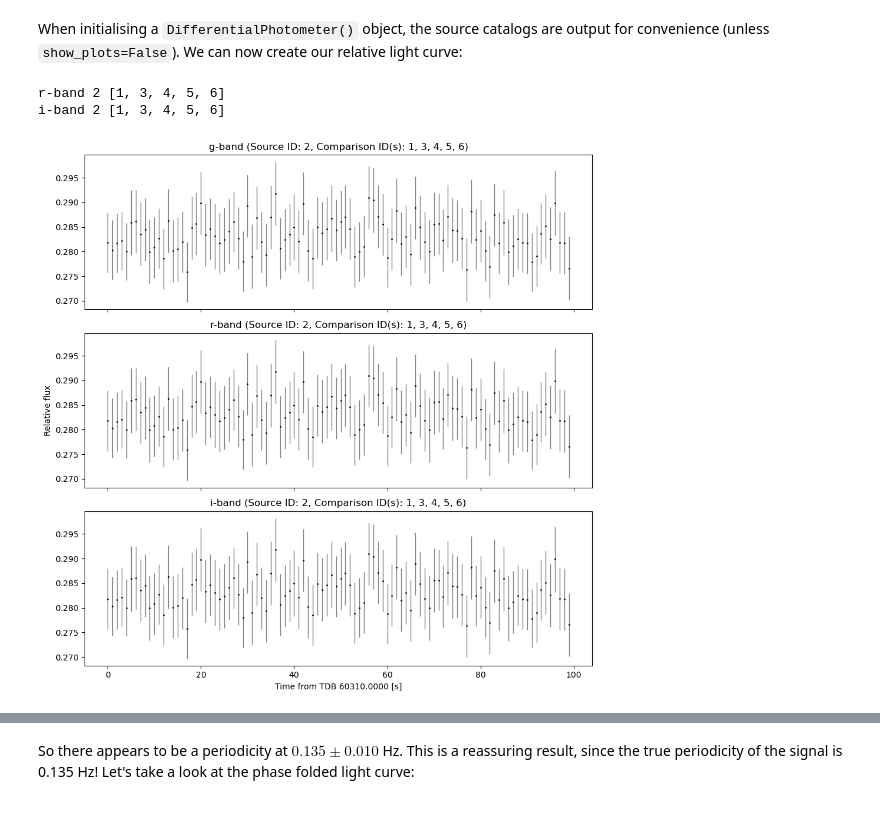
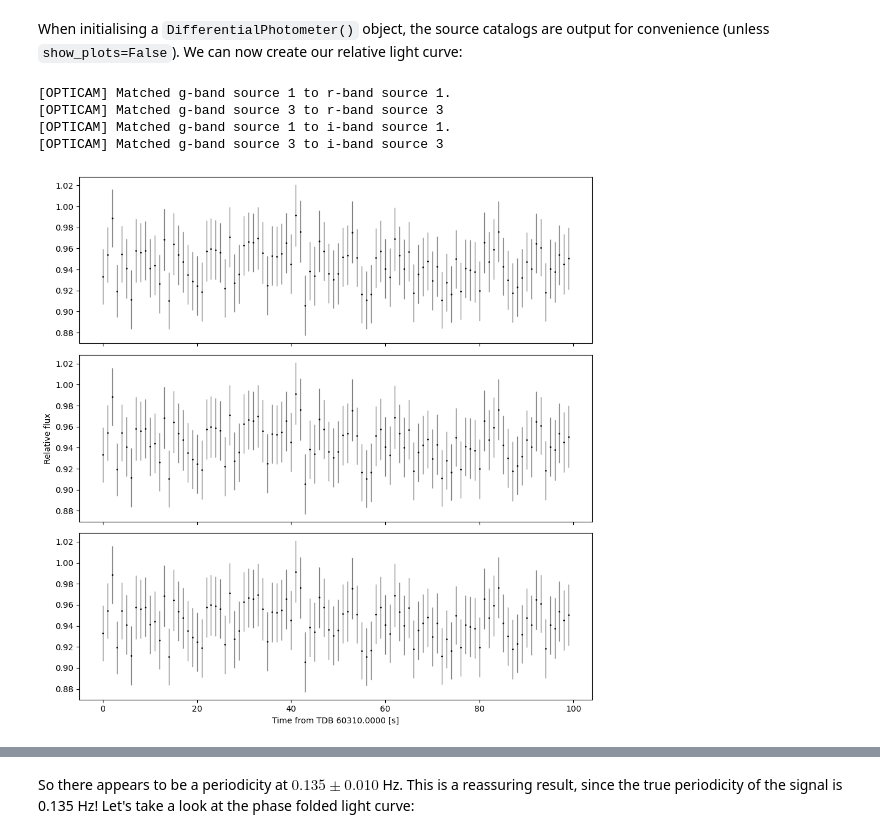
Before and after one commit to zairving/opticam, a Jupyter notebook: docs/tutorials/basic_usage.ipynb, the cells around one changed output, grey strips where cells are left out. Saved outputs shown, nothing was run; the diff lists cells and outputs as text; code cells hidden in the pictures.

```diff
--- a/docs/tutorials/basic_usage.ipynb
+++ b/docs/tutorials/basic_usage.ipynb
@@ -134,7 +147,5 @@ Let's now produce a relative light curve for source 2 using the 'forced_simple_a
 # %%
-from opticam_new import DifferentialPhotometer
-
-diff_phot = DifferentialPhotometer(
+diff_phot = opticam_new.DifferentialPhotometer(
     out_directory='basic_usage_tutorial/reduced',  # same as the catalogue's out_directory
     show_plots=True,  # show plots (useful for diagnosis and debugging)
     )
@@ -144,20 +155,22 @@ diff_phot = DifferentialPhotometer(
 # %% [markdown]
 When initialising a `DifferentialPhotometer()` object, the source catalogs are output for convenience (unless `show_plots=False`). We can now create our relative light curve:
 # %%
-target = 2  # source of interest
-comparisons = [1, 3, 4, 5, 6]  # comparison sources
+target = 1  # source of interest
+comparisons = [3]  # comparison sources
 
-analyser = diff_phot.get_relative_light_curve(
+annulus_analyser = diff_phot.get_relative_light_curve(
     'g-band',  # filter for which to compute the relative light curve
     target,  # source of interest
     comparisons,  # comparison sources
-    phot_label='forced_simple_annulus',  # label for the photometry results
-    prefix='test',  # prefix for the output files
-    match_other_cameras=True,  # match sources across cameras (use with caution, does not always work well)
+    phot_label='simple_annulus',  # label for the photometry results
+    prefix='test',  # prefix for the output files (e.g., the name of the target source)
+    match_other_cameras=True,  # match sources across cameras (use with caution, can mismatch sources)
     show_diagnostics=False,  # show diagnostic plots (useful for diagnosis and debugging)
     )
 # %% [output]
-r-band 2 [1, 3, 4, 5, 6]
-i-band 2 [1, 3, 4, 5, 6]
+[OPTICAM] Matched g-band source 1 to r-band source 1.
+[OPTICAM] Matched g-band source 3 to r-band source 3
+[OPTICAM] Matched g-band source 1 to i-band source 1.
+[OPTICAM] Matched g-band source 3 to i-band source 3
-[figure, old version]
+[figure, new version]
 # %% [markdown]
```
Also changed, not shown: parts of 27 cells of this notebook.
